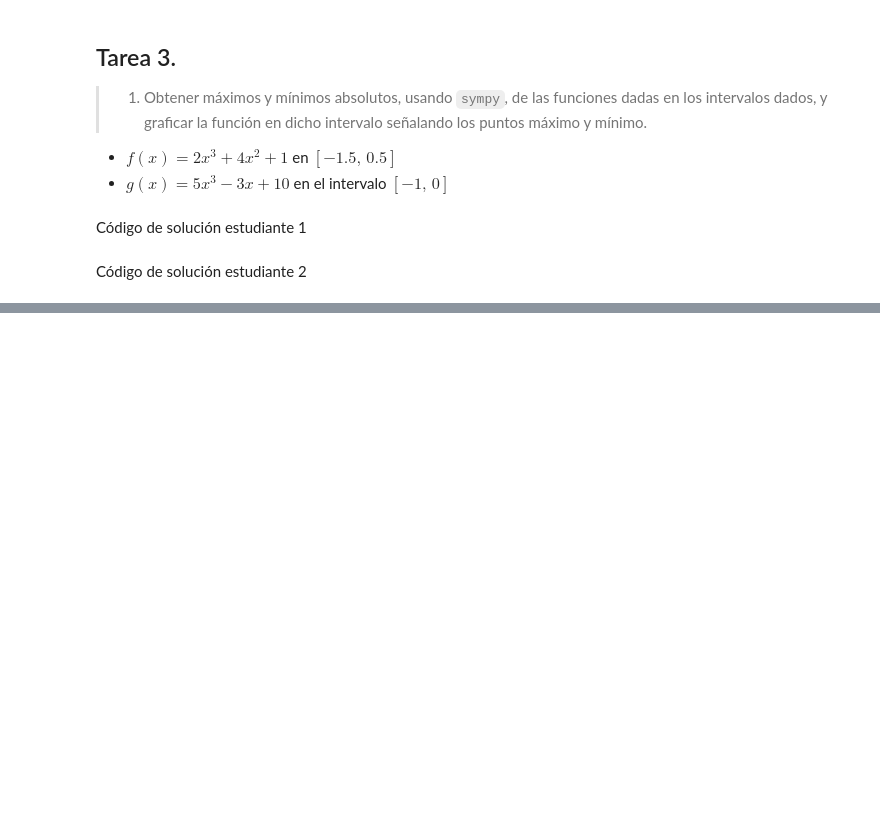
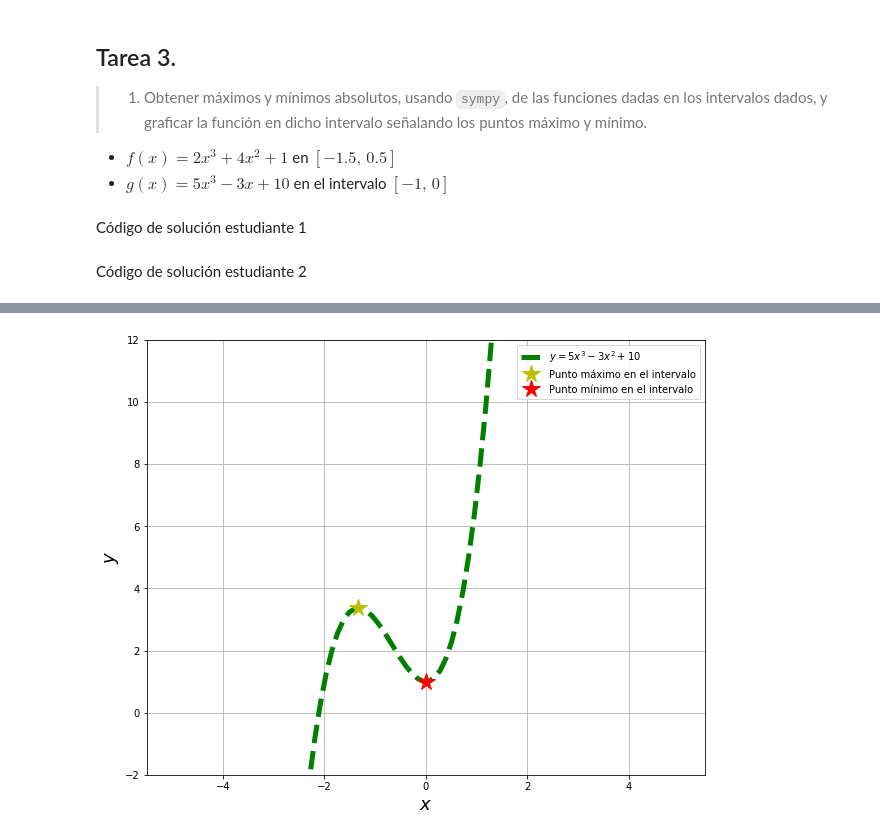
Before and after one commit to CarolinaCasillas/T2MariaMartinez_CarolinaCasillas, a Jupyter notebook: T2MariaMartinez_CarolinaCasillas.ipynb, the cells around one changed output, grey strips where cells are left out. Drawn from its saved outputs; the diff is of its cells as text; code cells hidden in the pictures; blank space fills up the shorter version.

```diff
--- a/T2MariaMartinez_CarolinaCasillas.ipynb
+++ b/T2MariaMartinez_CarolinaCasillas.ipynb
@@ -33,0 +109,20 @@ Código de solución estudiante 2
+# %%
+xnum = np.linspace(-5,5,90)
+ynum = f(xnum)
+# %%
+plt.figure(figsize=(10,8))
+
+plt.plot(xnum,ynum,'--g',lw=5,label='$y = 5x^3-3x^2+10$')
+plt.plot([-4/3],[f(-4/3)],'*y',ms=18,label='Punto máximo en el intervalo')
+plt.plot([0],[1],'*r',ms=18,label='Punto mínimo en el intervalo')
+
+plt.ylim(-2,12)
+
+plt.xlabel('$x$',fontsize=18)
+plt.ylabel('$y$',fontsize=18)
+
+plt.grid()
+plt.legend(loc='best')
+plt.show()
+# %% [output]
+[figure, added]
```
Also changed, not shown: parts of 17 cells of this notebook.
